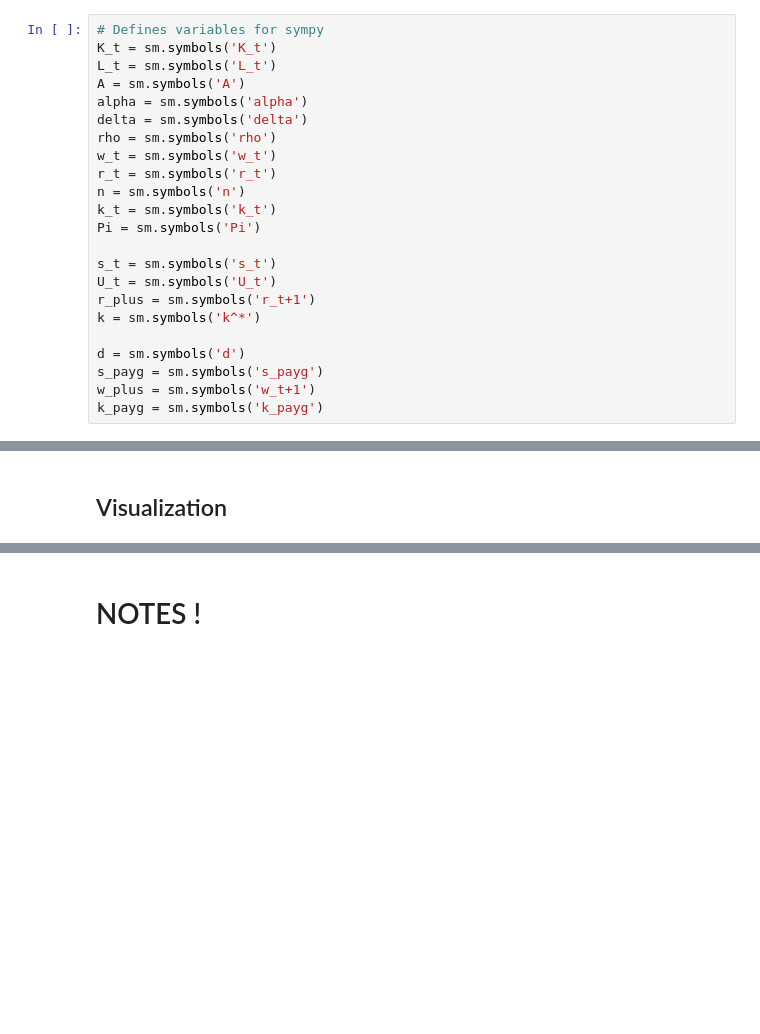
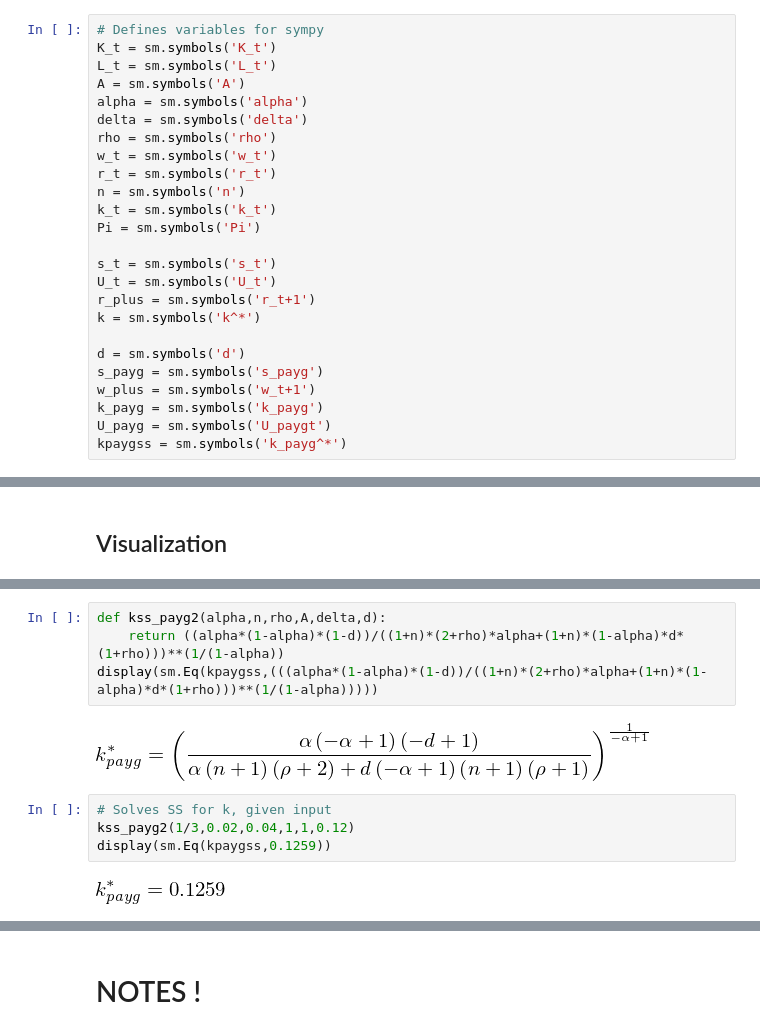
Before and after one commit to NumEconCopenhagen/projects-2019-nx31, a Jupyter notebook: modelproject/NX31_Model_Project.ipynb, the cells around one changed output, grey strips where cells are left out. Drawn from its saved outputs; the diff is of its cells as text; blank space fills up the shorter version.

```diff
--- a/modelproject/NX31_Model_Project.ipynb
+++ b/modelproject/NX31_Model_Project.ipynb
@@ -133,6 +138,8 @@ d = sm.symbols('d')
 s_payg = sm.symbols('s_payg')
 w_plus = sm.symbols('w_t+1')
 k_payg = sm.symbols('k_payg')
+U_payg = sm.symbols('U_paygt')
+kpaygss = sm.symbols('k_payg^*')
 # %% [markdown]
 Now that the symbols are defined, we now setup the functions and solve using the sympy package.
 # %%
@@ -253,0 +325,12 @@ Numerical solution is: 0.181
+# %%
+def kss_payg2(alpha,n,rho,A,delta,d):
+    return ((alpha*(1-alpha)*(1-d))/((1+n)*(2+rho)*alpha+(1+n)*(1-alpha)*d*(1+rho)))**(1/(1-alpha))
+display(sm.Eq(kpaygss,(((alpha*(1-alpha)*(1-d))/((1+n)*(2+rho)*alpha+(1+n)*(1-alpha)*d*(1+rho)))**(1/(1-alpha)))))
+# %% [output]
+[figure, added]
+# %%
+# Solves SS for k, given input
+kss_payg2(1/3,0.02,0.04,1,1,0.12)
+display(sm.Eq(kpaygss,0.1259))
+# %% [output]
+[figure, added]
```
Also changed, not shown: parts of 25 cells of this notebook.
